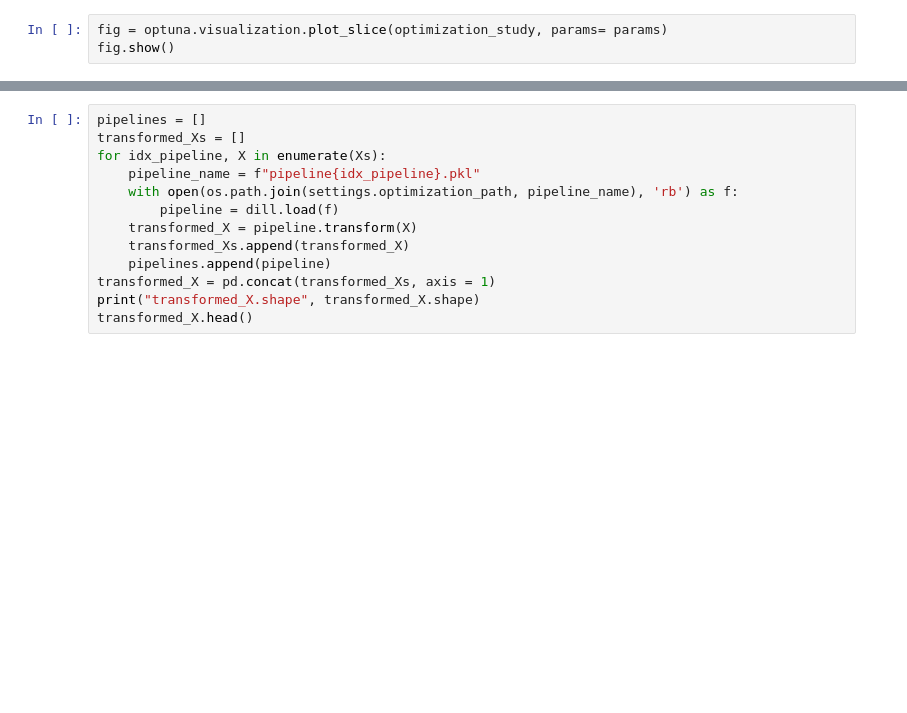
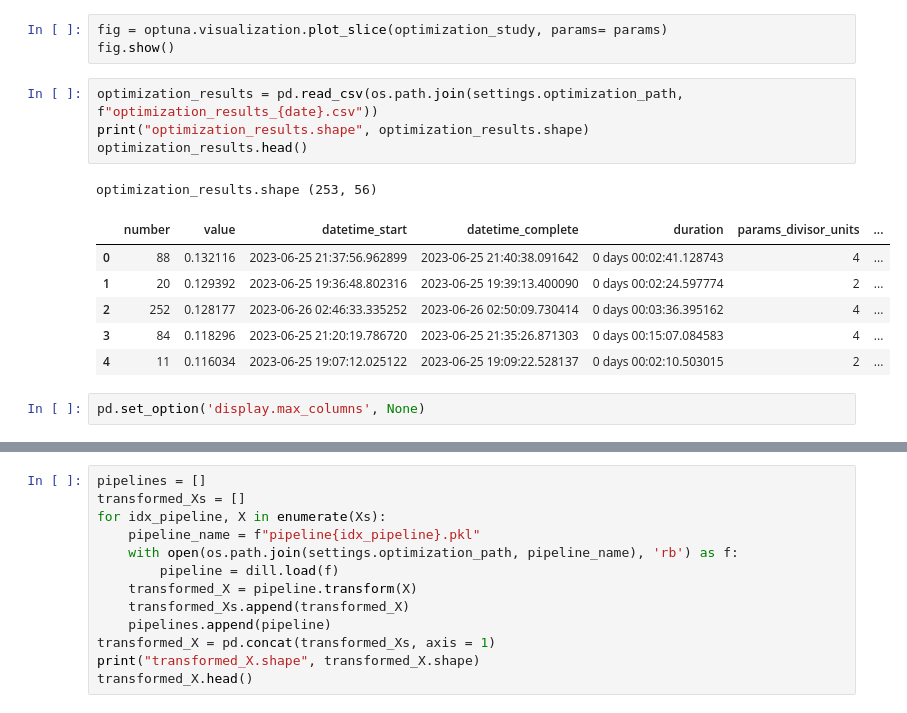
Before and after one commit to albertolzs/edc_mo_pdac, a Jupyter notebook: src/main.ipynb, the cells around one changed output, grey strips where cells are left out. Saved outputs shown, nothing was run; the diff lists cells and outputs as text; blank space fills up the shorter version.

```diff
--- a/src/main.ipynb
+++ b/src/main.ipynb
@@ -176,3 +194,17 @@ fig.show()
 # %%
 fig = optuna.visualization.plot_slice(optimization_study, params= params)
 fig.show()
+# %%
+optimization_results = pd.read_csv(os.path.join(settings.optimization_path, f"optimization_results_{date}.csv"))
+print("optimization_results.shape", optimization_results.shape)
+optimization_results.head()
+# %% [output]
+optimization_results.shape (253, 56)
+|  | number | value | datetime_start | datetime_complete | duration | params_divisor_units | ... |
+| 0 | 88 | 0.132116 | 2023-06-25 21:37:56.962899 | 2023-06-25 21:40:38.091642 | 0 days 00:02:41.128743 | 4 | ... |
+| 1 | 20 | 0.129392 | 2023-06-25 19:36:48.802316 | 2023-06-25 19:39:13.400090 | 0 days 00:02:24.597774 | 2 | ... |
+| 2 | 252 | 0.128177 | 2023-06-26 02:46:33.335252 | 2023-06-26 02:50:09.730414 | 0 days 00:03:36.395162 | 4 | ... |
+| 3 | 84 | 0.118296 | 2023-06-25 21:20:19.786720 | 2023-06-25 21:35:26.871303 | 0 days 00:15:07.084583 | 4 | ... |
+| 4 | 11 | 0.116034 | 2023-06-25 19:07:12.025122 | 2023-06-25 19:09:22.528137 | 0 days 00:02:10.503015 | 2 | ... |
+# %%
+pd.set_option('display.max_columns', None)
```
Also changed, not shown: parts of 13 cells of this notebook, 3 other files.
